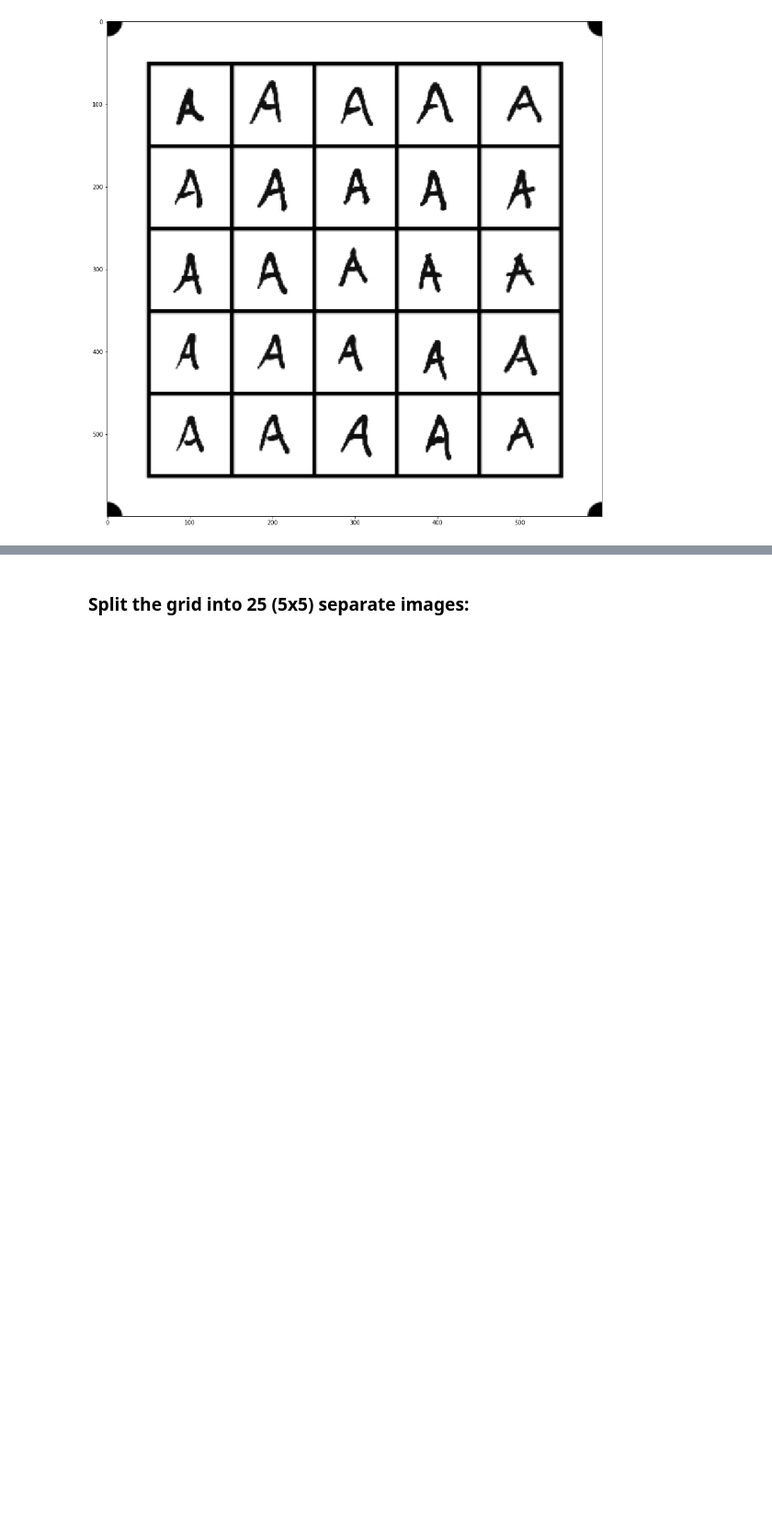
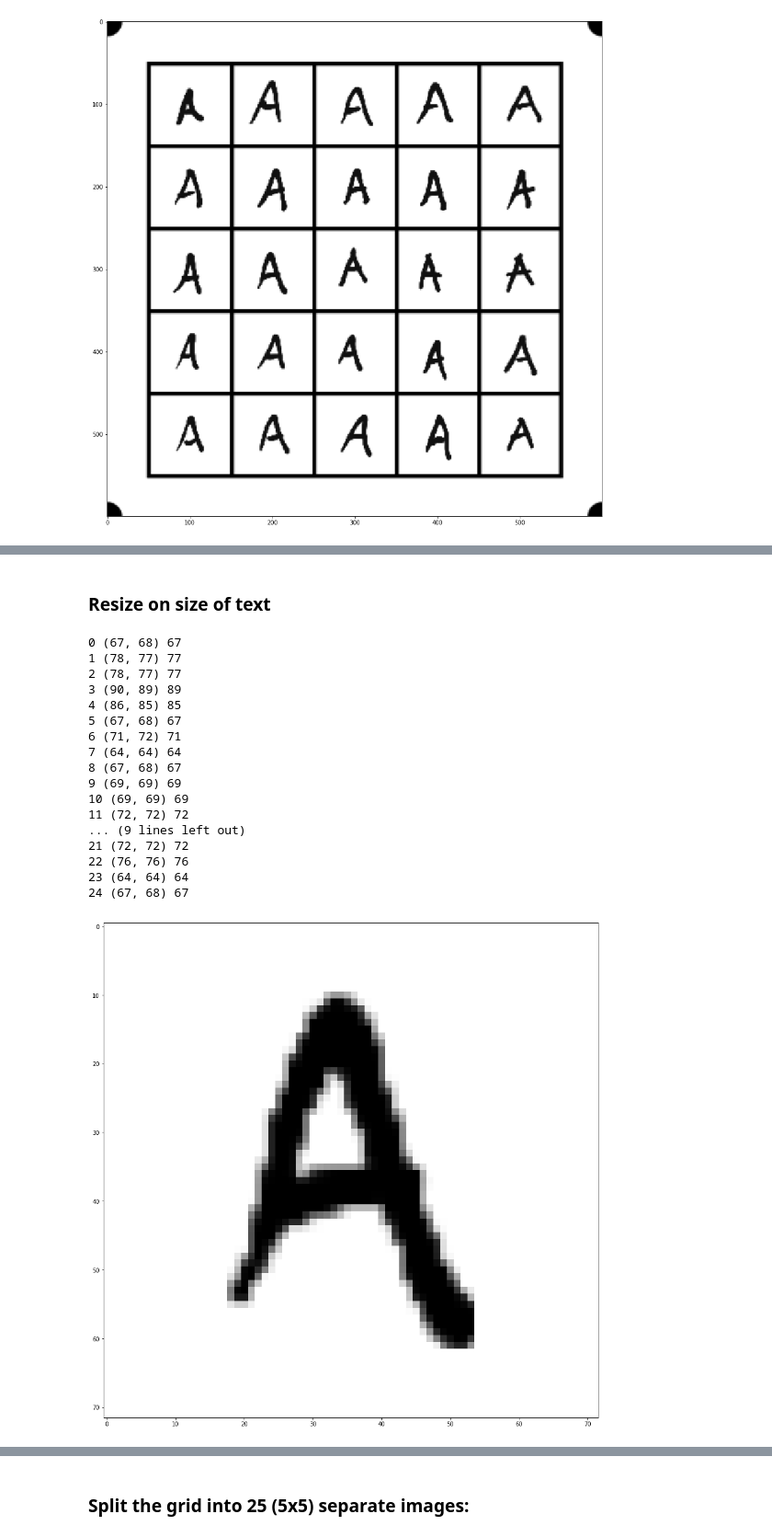
Before and after one commit to shegocaga/TDS-python-nn-18-fall, a Jupyter notebook: lecture_materials/2018-11-05 TDS Image Manipulation/TDS Image Manipulation.ipynb, the cells around one changed output, grey strips where cells are left out. Shown: that part at 92% size. Saved outputs shown, nothing was run; the diff lists cells and outputs as text; code cells hidden in the pictures; blank space fills up the shorter version.

```diff
--- a/lecture_materials/2018-11-05 TDS Image Manipulation/TDS Image Manipulation.ipynb
+++ b/lecture_materials/2018-11-05 TDS Image Manipulation/TDS Image Manipulation.ipynb
@@ -76,0 +116,48 @@ plt.show()
+# %% [markdown]
+### Resize on size of text
+# %%
+cells_text_normalized = []
+
+for i in range(0,25):
+    flattened_vert = cv2.reduce(cells_trimmed[i],0,rtype=3)
+    top = min(np.where(flattened_vert<255)[1])
+    bot = max(np.where(flattened_vert<255)[1])
+    center_height = math.floor((bot+top)/2)
+    height = bot - top
+
+    flattened_horz = cv2.reduce(np.transpose(cells_trimmed[i]),0,rtype=3)
+    left = min(np.where(flattened_horz<255)[1])
+    right = max(np.where(flattened_horz<255)[1])
+    center_width = math.floor((right+left)/2)
+    width = right - left
+
+    pad_vert = math.floor(height/2)
+    pad_horz = math.floor((2*height-width)/2)
+
+    temp = cells_trimmed[i][left:right,top:bot]
+    cells_text_normalized.append(np.pad(temp,((pad_horz,pad_horz),(pad_vert,pad_vert)),'constant', constant_values=255))
+
+    print(i,np.shape(cells_text_normalized[i]), min(np.shape(cells_text_normalized[i])))
+
+fig = plt.figure(figsize=(16,16))
+plt.imshow(cells_text_normalized[11], cmap='gray')
+plt.show()
+# %% [output]
+0 (67, 68) 67
+1 (78, 77) 77
+2 (78, 77) 77
+3 (90, 89) 89
+4 (86, 85) 85
+5 (67, 68) 67
+6 (71, 72) 71
+7 (64, 64) 64
+8 (67, 68) 67
+9 (69, 69) 69
+10 (69, 69) 69
+11 (72, 72) 72
+... (9 lines left out)
+21 (72, 72) 72
+22 (76, 76) 76
+23 (64, 64) 64
+24 (67, 68) 67
+[figure, added]
```
Also changed, not shown: parts of 15 cells of this notebook.
